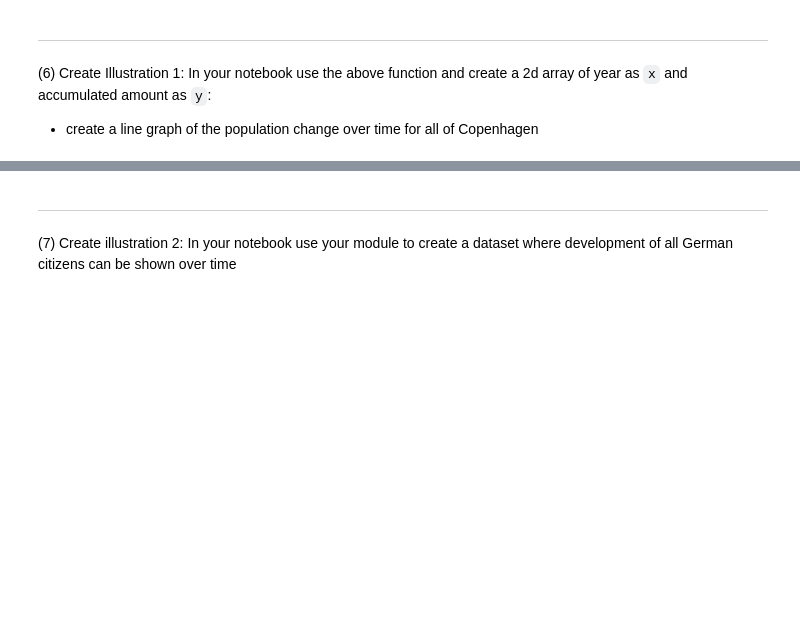
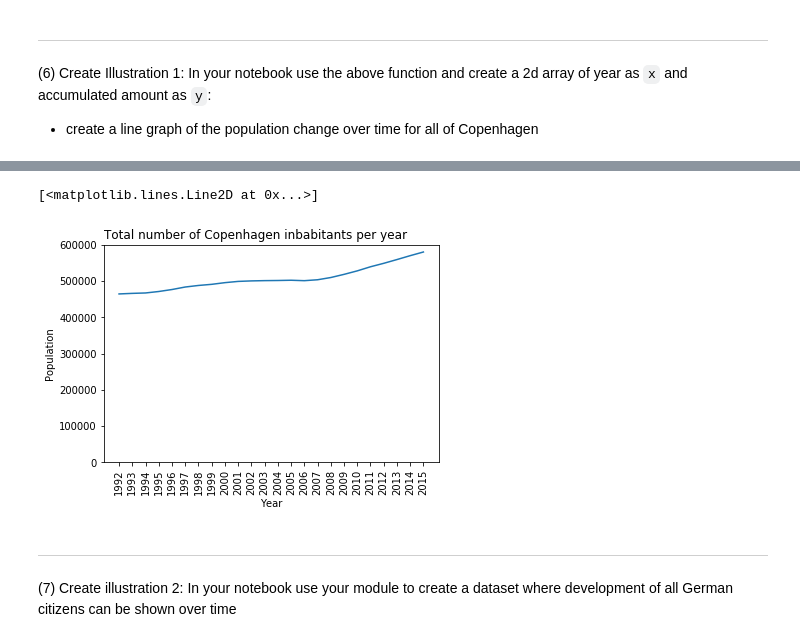
Before and after one commit to Thomas-Rosenkrans-Vestergaard/python-assignment-3, a Jupyter notebook: assignment.ipynb, the cells around one changed output, grey strips where cells are left out. Saved outputs shown, nothing was run; the diff lists cells and outputs as text; code cells hidden in the pictures; blank space fills up the shorter version.

```diff
--- a/assignment.ipynb
+++ b/assignment.ipynb
@@ -56,3 +74,16 @@ The number of inhabitants of Copenhagen (1999): 491082
+# %%
+population_data = {str(year): lib.sum_amount(lib.by_year(data, year)) for year in np.unique(data[:, 0])}
+
+plt.figure()
+plt.xticks(rotation=90)
+plt.xlabel("Year")
+plt.ylabel("Population")
+plt.title("Total number of Copenhagen inbabitants per year", loc="left")
+plt.axis(ymin=0, ymax=600000)
+plt.plot(population_data.keys(), population_data.values())
+# %% [output]
+[<matplotlib.lines.Line2D at 0x...>]
+[figure, added]
 # %% [markdown]
 - - -
 (7) Create illustration 2: In your notebook use your module to create a dataset where development of all German citizens can be shown over time
```
Also changed, not shown: parts of 4 cells of this notebook.
